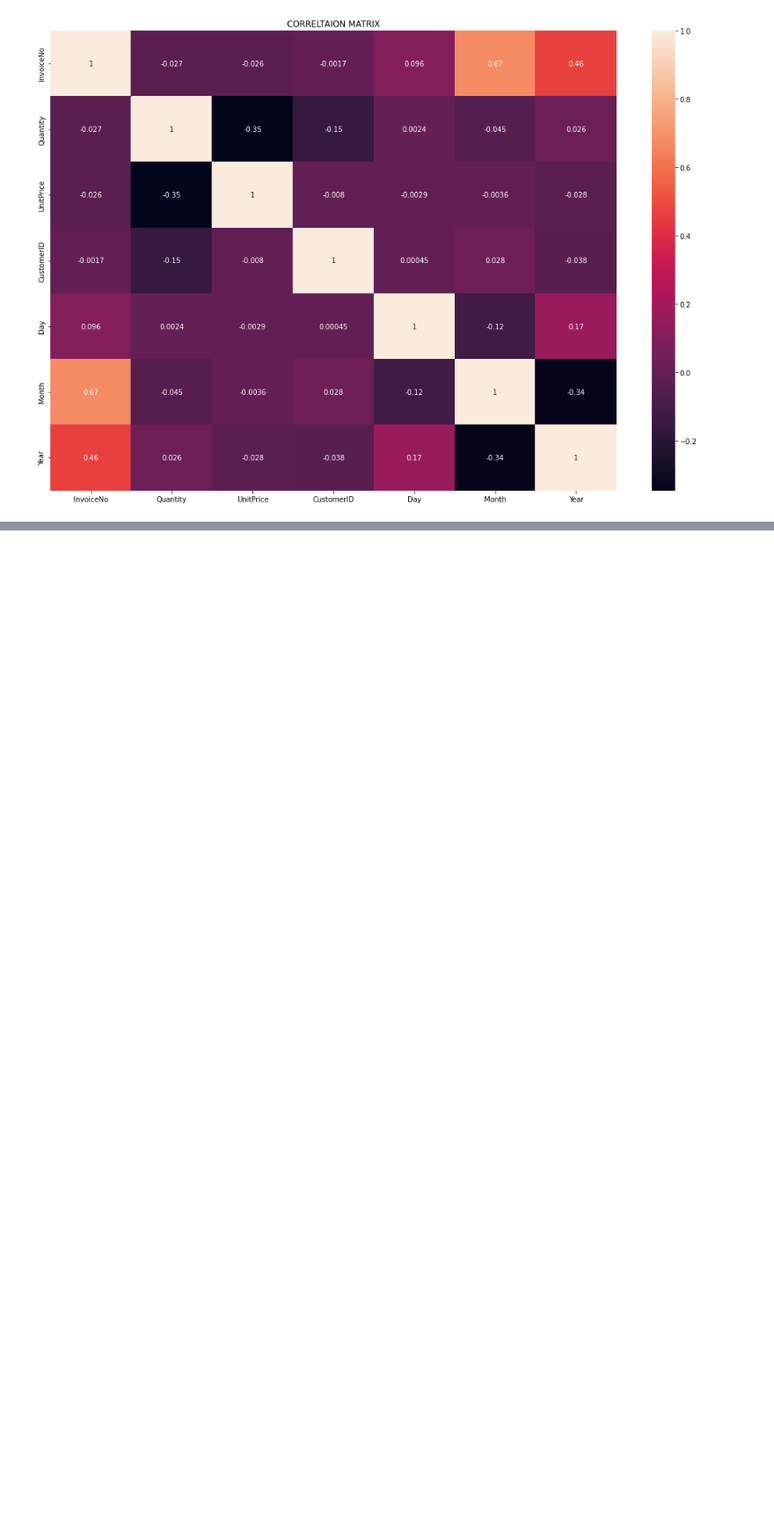
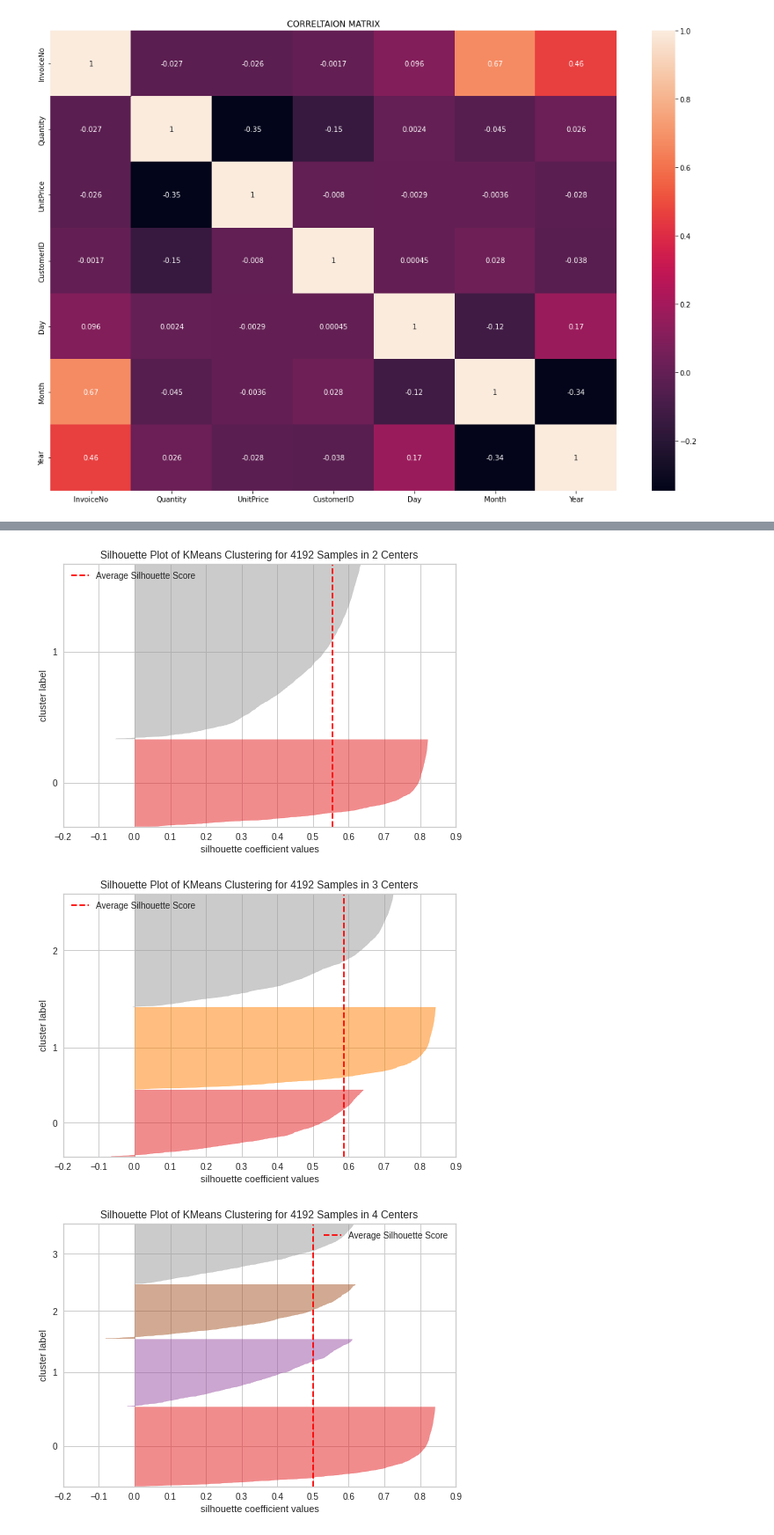
Before and after one commit to Hkhero79/Hk-online-Retail-customer-segmentation, a Jupyter notebook: Hk_Online_Retail_Customer_Segmentation_Capstone_Project.ipynb, the cells around one changed output, grey strips where cells are left out. Shown at 88% size. Drawn from its saved outputs; the diff is of its cells as text; code cells hidden in the pictures; blank space fills up the shorter version.

```diff
--- a/Hk_Online_Retail_Customer_Segmentation_Capstone_Project.ipynb
+++ b/Hk_Online_Retail_Customer_Segmentation_Capstone_Project.ipynb
@@ -285,0 +447,17 @@ Text(0.5, 1.0, 'CORRELTAION MATRIX')
+# %%
+# Creating a function for silhouette plot visualization
+def sil_visual(input, k):
+  ''' Visualize the silhouette plot with different clusters'''
+
+  for i in range(2,k+1):
+    kmeans = KMeans(n_clusters = i)
+    visualizer = SilhouetteVisualizer(kmeans)
+    visualizer.fit(input)
+    visualizer.poof()
+# %%
+# Applying the silhouette visualization function for different clusters.
+sil_visual(rfm_scaled, 10)
+# %% [output]
+[figure, added]
+[figure, added]
+[figure, added]
```
Also changed, not shown: parts of 32 cells of this notebook.
